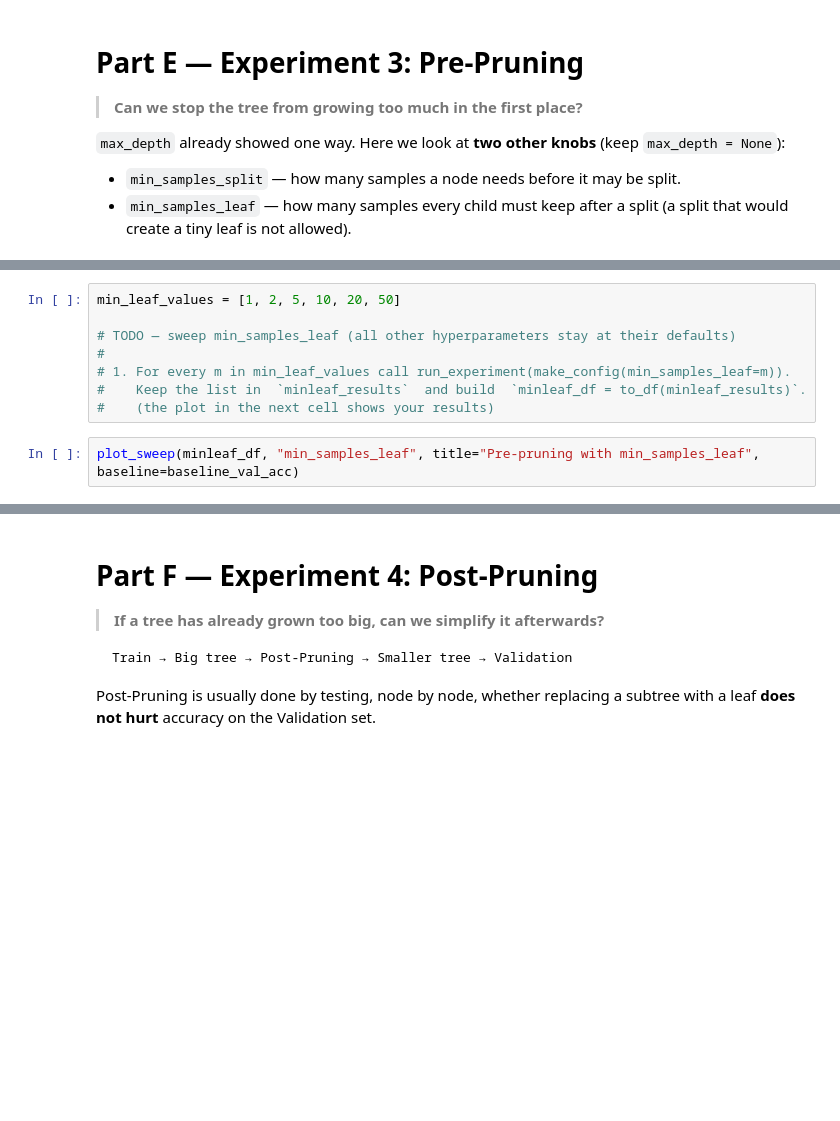
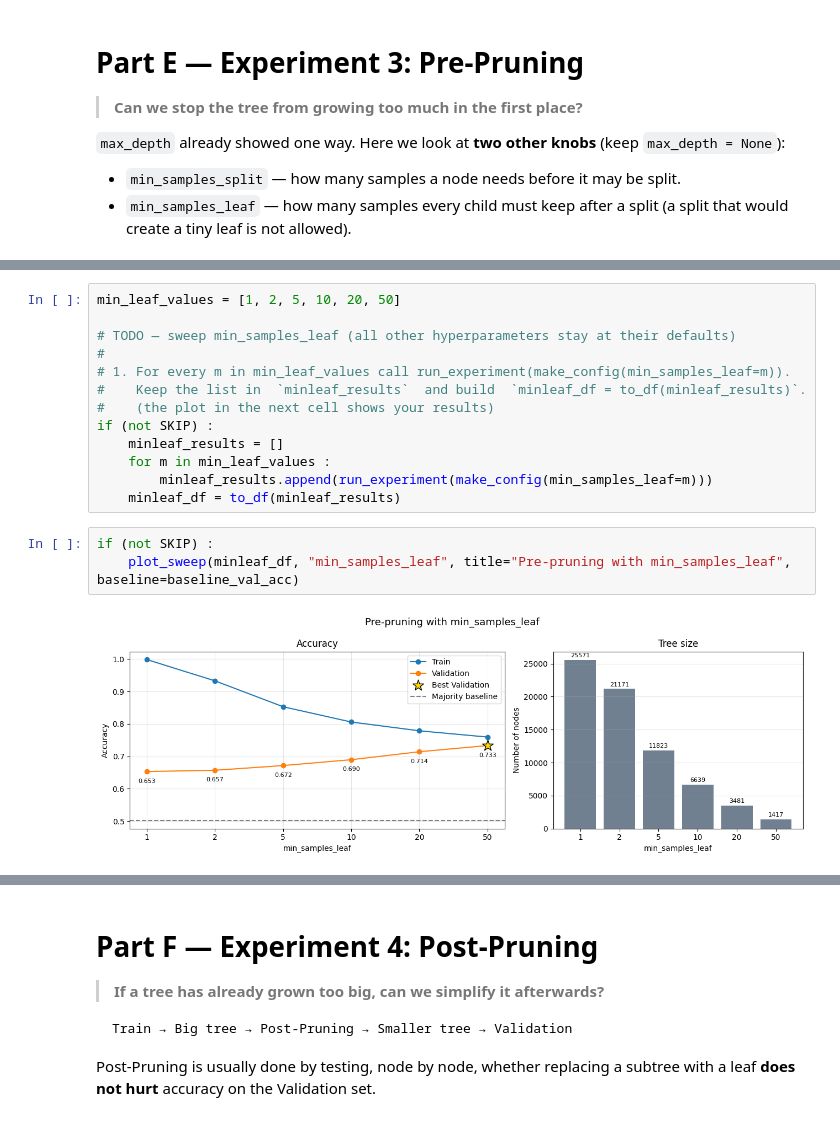
Before and after one commit to AmirAliRh85/DecisionTree, a Jupyter notebook: Decision_Tree.ipynb, the cells around one changed output, grey strips where cells are left out. Cells and saved outputs as stored; diff of their text form; blank space fills up the shorter version.

```diff
--- a/Decision_Tree.ipynb
+++ b/Decision_Tree.ipynb
@@ -2052,8 +2308,16 @@ min_leaf_values = [1, 2, 5, 10, 20, 50]
 # 1. For every m in min_leaf_values call run_experiment(make_config(min_samples_leaf=m)).
 #    Keep the list in  `minleaf_results`  and build  `minleaf_df = to_df(minleaf_results)`.
 #    (the plot in the next cell shows your results)
+if (not SKIP) :
+    minleaf_results = []
+    for m in min_leaf_values :
+        minleaf_results.append(run_experiment(make_config(min_samples_leaf=m)))
+    minleaf_df = to_df(minleaf_results)
 # %%
-plot_sweep(minleaf_df, "min_samples_leaf", title="Pre-pruning with min_samples_leaf", baseline=baseline_val_acc)
+if (not SKIP) :
+    plot_sweep(minleaf_df, "min_samples_leaf", title="Pre-pruning with min_samples_leaf", baseline=baseline_val_acc)
+# %% [output]
+[figure, added]
 # %%
 # TODO — pick ONE representative pre-pruned tree for the comparison in Part G
 #
```
Also changed, not shown: parts of 58 cells of this notebook, 2 other files.
